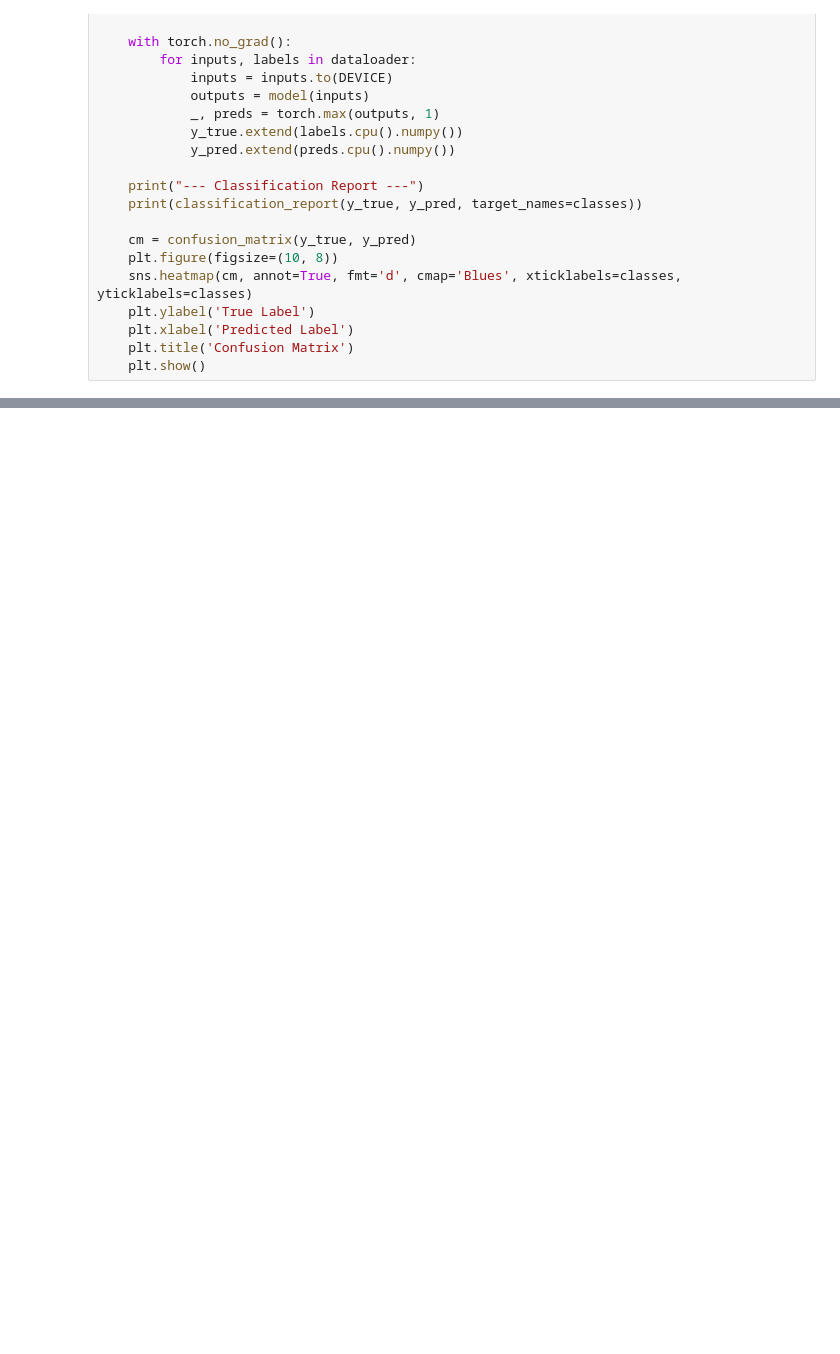
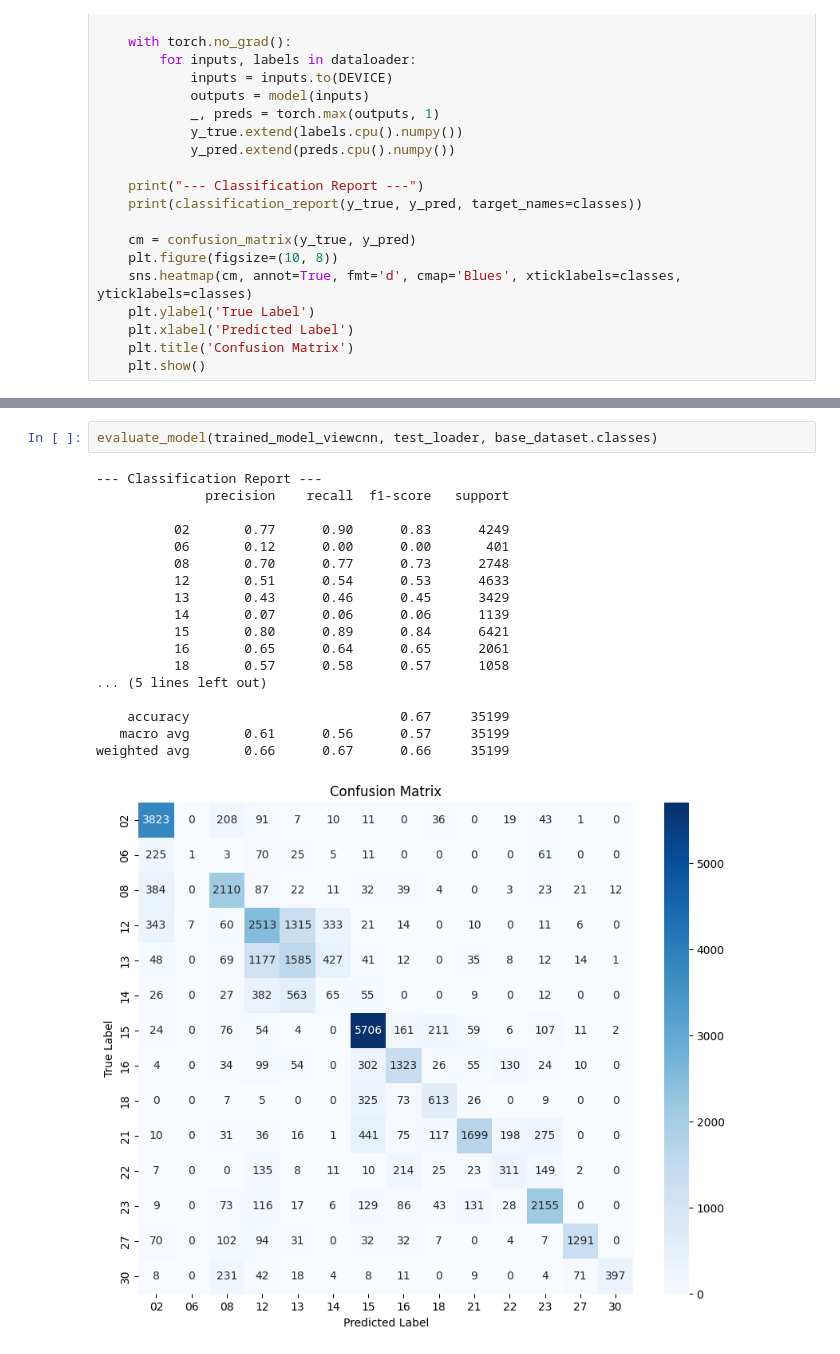
Before and after one commit to MihaiUM2001/CardioQML, a Jupyter notebook: ViewClassification.ipynb, the cells around one changed output, grey strips where cells are left out. Drawn from its saved outputs; the diff is of its cells as text; blank space fills up the shorter version.

```diff
--- a/ViewClassification.ipynb
+++ b/ViewClassification.ipynb
@@ -662,0 +743,21 @@ def evaluate_model(model, dataloader, classes):
+# %%
+evaluate_model(trained_model_viewcnn, test_loader, base_dataset.classes)
+# %% [output]
+--- Classification Report ---
+              precision    recall  f1-score   support
+
+          02       0.77      0.90      0.83      4249
+          06       0.12      0.00      0.00       401
+          08       0.70      0.77      0.73      2748
+          12       0.51      0.54      0.53      4633
+          13       0.43      0.46      0.45      3429
+          14       0.07      0.06      0.06      1139
+          15       0.80      0.89      0.84      6421
+          16       0.65      0.64      0.65      2061
+          18       0.57      0.58      0.57      1058
+... (5 lines left out)
+
+    accuracy                           0.67     35199
+   macro avg       0.61      0.56      0.57     35199
+weighted avg       0.66      0.67      0.66     35199
+[figure, added]
```
Also changed, not shown: parts of 12 cells of this notebook.
